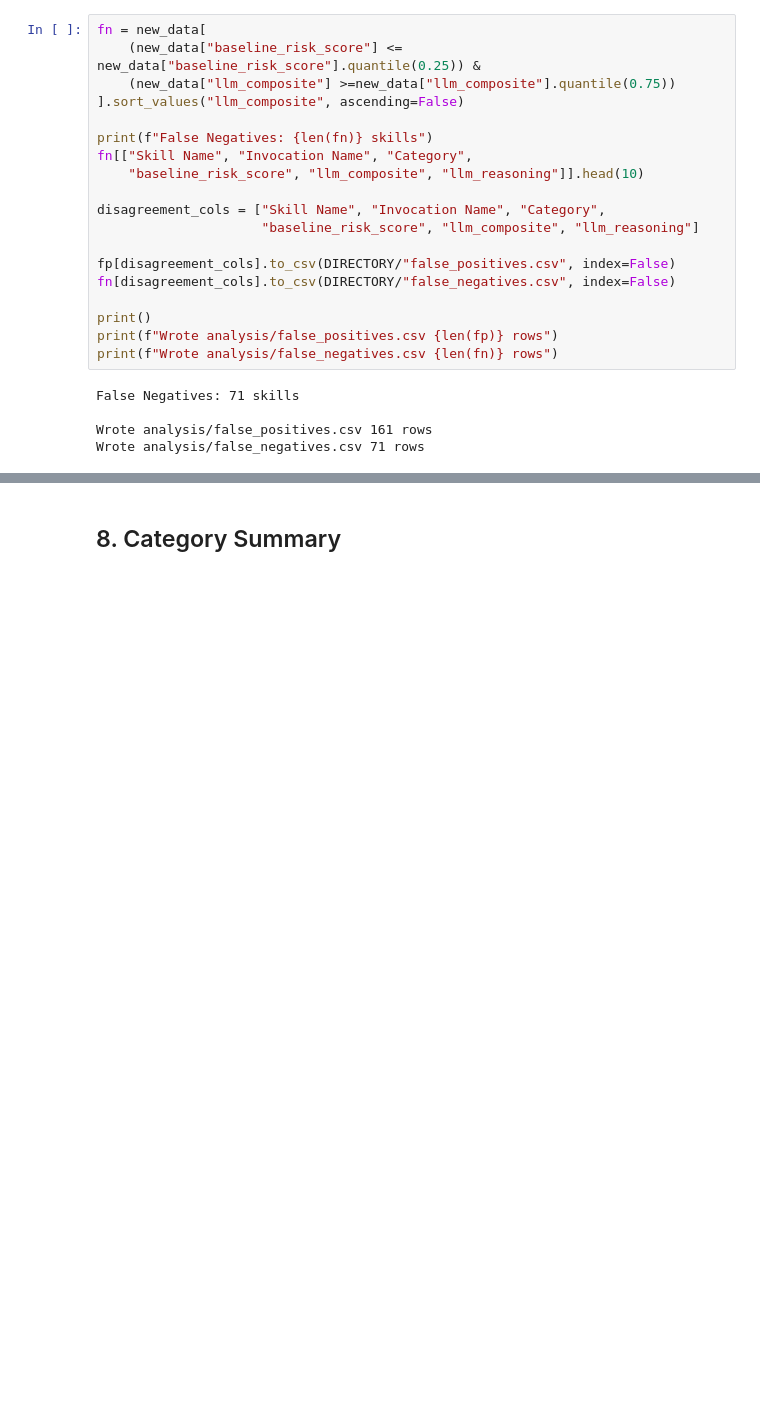
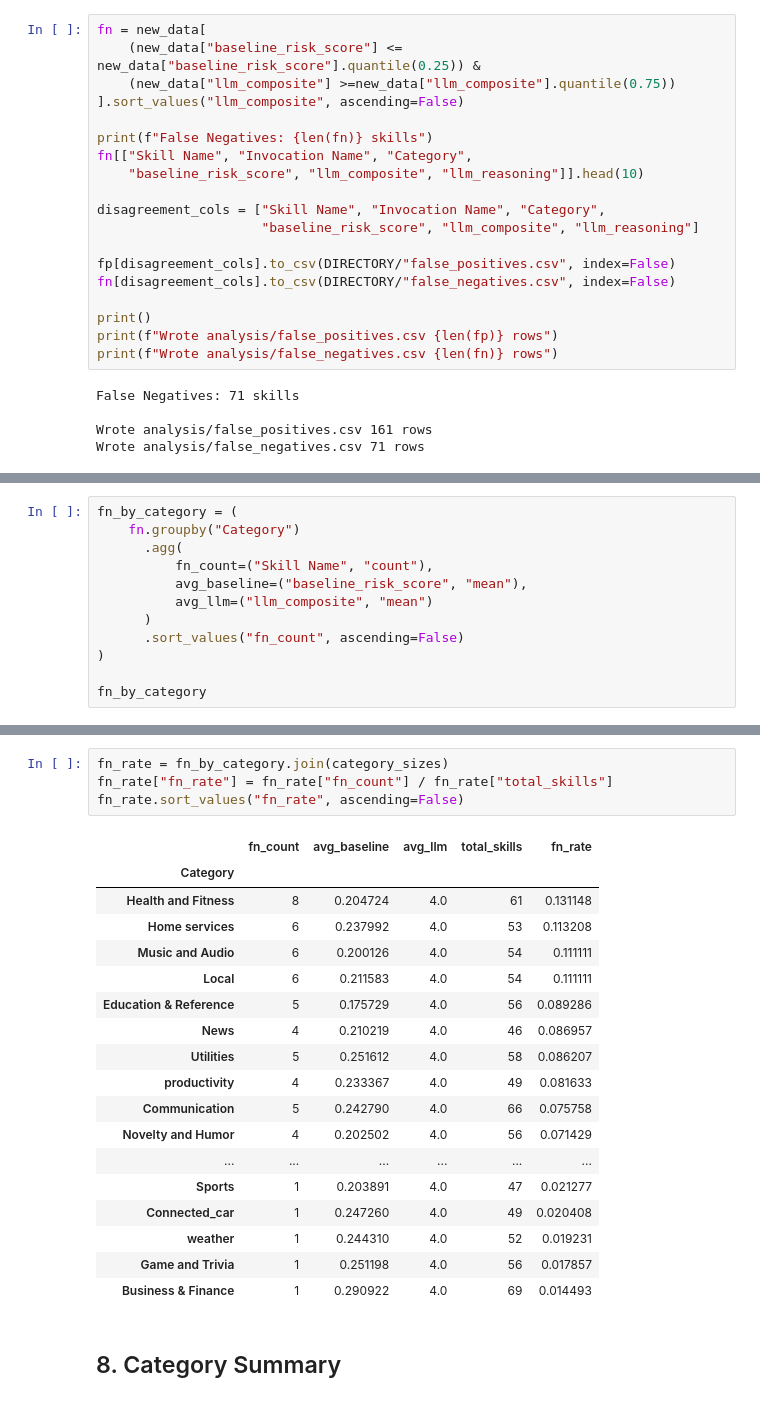
Before and after one commit to janiceeguo/CS6763-CPS-Final, a Jupyter notebook: llm_analysis.ipynb, the cells around one changed output, grey strips where cells are left out. Cells and saved outputs as stored; diff of their text form; blank space fills up the shorter version.

```diff
--- a/llm_analysis.ipynb
+++ b/llm_analysis.ipynb
@@ -287,0 +328,12 @@ Wrote analysis/false_negatives.csv 71 rows
+# %%
+fn_by_category = (
+    fn.groupby("Category")
+      .agg(
+          fn_count=("Skill Name", "count"),
+          avg_baseline=("baseline_risk_score", "mean"),
+          avg_llm=("llm_composite", "mean")
+      )
+      .sort_values("fn_count", ascending=False)
+)
+
+fn_by_category
@@ -288,3 +384,26 @@ Wrote analysis/false_negatives.csv 71 rows
+# %%
+fn_rate = fn_by_category.join(category_sizes)
+fn_rate["fn_rate"] = fn_rate["fn_count"] / fn_rate["total_skills"]
+fn_rate.sort_values("fn_rate", ascending=False)
+# %% [output]
+|  | fn_count | avg_baseline | avg_llm | total_skills | fn_rate |
+| Category |  |  |  |  |  |
+| Health and Fitness | 8 | 0.204724 | 4.0 | 61 | 0.131148 |
+| Home services | 6 | 0.237992 | 4.0 | 53 | 0.113208 |
+| Music and Audio | 6 | 0.200126 | 4.0 | 54 | 0.111111 |
+| Local | 6 | 0.211583 | 4.0 | 54 | 0.111111 |
+| Education & Reference | 5 | 0.175729 | 4.0 | 56 | 0.089286 |
+| News | 4 | 0.210219 | 4.0 | 46 | 0.086957 |
+| Utilities | 5 | 0.251612 | 4.0 | 58 | 0.086207 |
+| productivity | 4 | 0.233367 | 4.0 | 49 | 0.081633 |
+| Communication | 5 | 0.242790 | 4.0 | 66 | 0.075758 |
+| Novelty and Humor | 4 | 0.202502 | 4.0 | 56 | 0.071429 |
+| ... | ... | ... | ... | ... | ... |
+| Sports | 1 | 0.203891 | 4.0 | 47 | 0.021277 |
+| Connected_car | 1 | 0.247260 | 4.0 | 49 | 0.020408 |
+| weather | 1 | 0.244310 | 4.0 | 52 | 0.019231 |
+| Game and Trivia | 1 | 0.251198 | 4.0 | 56 | 0.017857 |
+| Business & Finance | 1 | 0.290922 | 4.0 | 69 | 0.014493 |
 # %% [markdown]
 ## 8. Category Summary
 # %%
```
Also changed, not shown: parts of 5 cells of this notebook, 4 other files.
